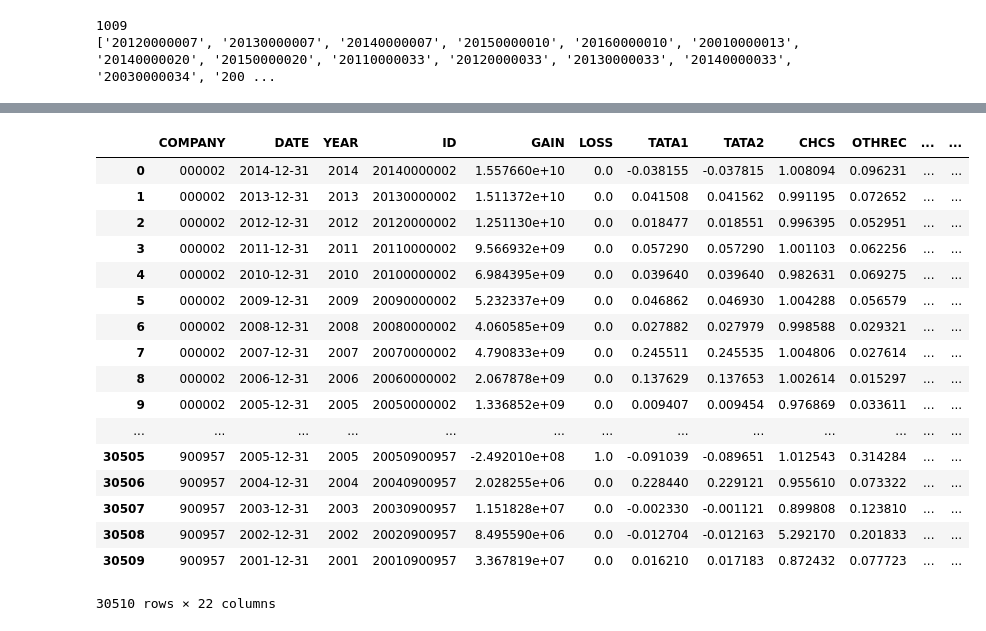
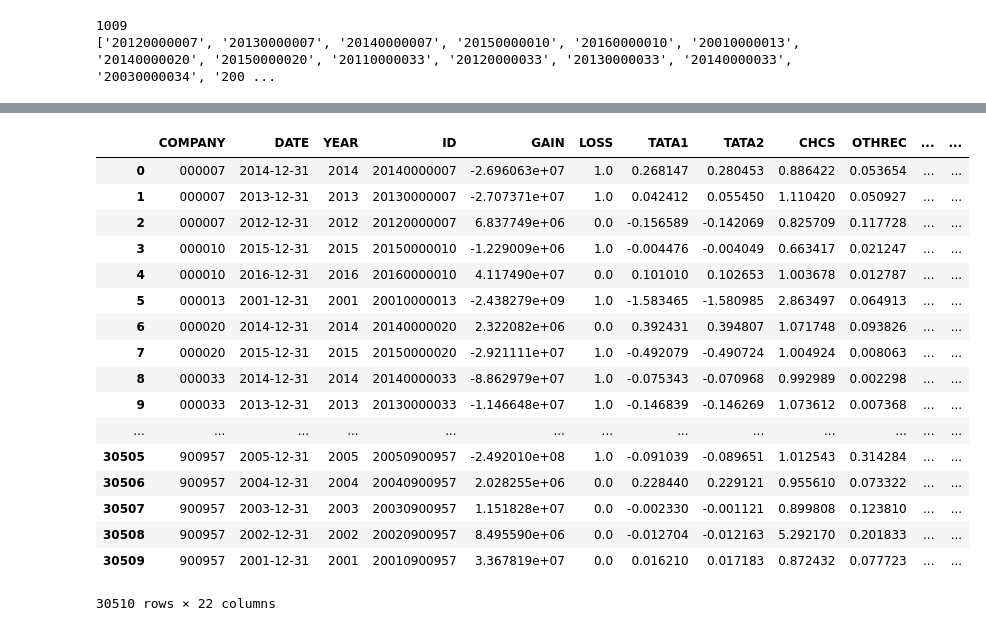
Before and after one commit to aizf/predicting_financial_fraud, a Jupyter notebook: excel2csv.ipynb, the cells around one changed output, grey strips where cells are left out. Drawn from its saved outputs; the diff is of its cells as text; code cells hidden in the pictures.

```diff
--- a/excel2csv.ipynb
+++ b/excel2csv.ipynb
@@ -79,21 +79,31 @@ cheat_ids=cal_cheat_ids()
 df1["CHEAT"]=None
 df3=df1
 
-with tqdm(total=df3.shape[0]) as pbar:
-    for index, row in df3.iterrows():
-        if index and (index%100)==0:
-            # print(index)
-            pbar.update(100)
-        # if row["ID"]== "20120000007":
-        #     print(row["ID"] in cheat_ids)
-        if row["ID"] in cheat_ids:
-            df3["CHEAT"].iloc[index]=1
-            cheat_ids.remove(row["ID"])
-        else:
-            df3["CHEAT"].iloc[index]=0
-        # pbar.update(1)
+df_0=df3[~df3["ID"].isin(cheat_ids)]
+df_0["CHEAT"]=0
+
+df_1=df3[df3["ID"].isin(cheat_ids)]
+df_1["CHEAT"]=1
+
+df3=pd.concat([df_0,df_1]).reset_index(drop=True)
 
 print(df3.isnull().any())
-# df3["CHEAT"]=df3["CHEAT"].fillna(0)
 df3.to_csv("./data/1.csv",index=False)
+
+# with tqdm(total=df3.shape[0]) as pbar:
+#     for index, row in df3.iterrows():
+#         # if index and (index%20)==0:
+#             # print(index)
+#             # pbar.update(20)
+#         # if row["ID"]== "20120000007":
+#         #     print(row["ID"] in cheat_ids)
+#         if row["ID"] in cheat_ids:
+#             df3["CHEAT"].iloc[index]=1
+#             cheat_ids.remove(row["ID"])
+#         else:
+#             df3["CHEAT"].iloc[index]=0
+#         pbar.update(1)
+
+# print(df3.isnull().any())
+# df3.to_csv("./data/1.csv",index=False)
 # %% [output]
@@ -103,21 +131,21 @@ df3[df3["CHEAT"]==1].shape
-# %%
-df3.reset_index(drop=True)
-# %% [output]
-|  | COMPANY | DATE | YEAR | ID | GAIN | LOSS | TATA1 | TATA2 | CHCS | OTHREC | ... | ... |
-| 0 | 000002 | 2014-12-31 | 2014 | 20140000002 | 1.557660e+10 | 0.0 | -0.038155 | -0.037815 | 1.008094 | 0.096231 | ... | ... |
-| 1 | 000002 | 2013-12-31 | 2013 | 20130000002 | 1.511372e+10 | 0.0 | 0.041508 | 0.041562 | 0.991195 | 0.072652 | ... | ... |
-| 2 | 000002 | 2012-12-31 | 2012 | 20120000002 | 1.251130e+10 | 0.0 | 0.018477 | 0.018551 | 0.996395 | 0.052951 | ... | ... |
-| 3 | 000002 | 2011-12-31 | 2011 | 20110000002 | 9.566932e+09 | 0.0 | 0.057290 | 0.057290 | 1.001103 | 0.062256 | ... | ... |
-| 4 | 000002 | 2010-12-31 | 2010 | 20100000002 | 6.984395e+09 | 0.0 | 0.039640 | 0.039640 | 0.982631 | 0.069275 | ... | ... |
-| 5 | 000002 | 2009-12-31 | 2009 | 20090000002 | 5.232337e+09 | 0.0 | 0.046862 | 0.046930 | 1.004288 | 0.056579 | ... | ... |
-| 6 | 000002 | 2008-12-31 | 2008 | 20080000002 | 4.060585e+09 | 0.0 | 0.027882 | 0.027979 | 0.998588 | 0.029321 | ... | ... |
-| 7 | 000002 | 2007-12-31 | 2007 | 20070000002 | 4.790833e+09 | 0.0 | 0.245511 | 0.245535 | 1.004806 | 0.027614 | ... | ... |
-| 8 | 000002 | 2006-12-31 | 2006 | 20060000002 | 2.067878e+09 | 0.0 | 0.137629 | 0.137653 | 1.002614 | 0.015297 | ... | ... |
-| 9 | 000002 | 2005-12-31 | 2005 | 20050000002 | 1.336852e+09 | 0.0 | 0.009407 | 0.009454 | 0.976869 | 0.033611 | ... | ... |
-| ... | ... | ... | ... | ... | ... | ... | ... | ... | ... | ... | ... | ... |
-| 30505 | 900957 | 2005-12-31 | 2005 | 20050900957 | -2.492010e+08 | 1.0 | -0.091039 | -0.089651 | 1.012543 | 0.314284 | ... | ... |
-| 30506 | 900957 | 2004-12-31 | 2004 | 20040900957 | 2.028255e+06 | 0.0 | 0.228440 | 0.229121 | 0.955610 | 0.073322 | ... | ... |
-| 30507 | 900957 | 2003-12-31 | 2003 | 20030900957 | 1.151828e+07 | 0.0 | -0.002330 | -0.001121 | 0.899808 | 0.123810 | ... | ... |
-| 30508 | 900957 | 2002-12-31 | 2002 | 20020900957 | 8.495590e+06 | 0.0 | -0.012704 | -0.012163 | 5.292170 | 0.201833 | ... | ... |
-| 30509 | 900957 | 2001-12-31 | 2001 | 20010900957 | 3.367819e+07 | 0.0 | 0.016210 | 0.017183 | 0.872432 | 0.077723 | ... | ... |
-30510 rows × 22 columns
+# %%
+df3
+# %% [output]
+|  | COMPANY | DATE | YEAR | ID | GAIN | LOSS | TATA1 | TATA2 | CHCS | OTHREC | ... | ... |
+| 0 | 000007 | 2014-12-31 | 2014 | 20140000007 | -2.696063e+07 | 1.0 | 0.268147 | 0.280453 | 0.886422 | 0.053654 | ... | ... |
+| 1 | 000007 | 2013-12-31 | 2013 | 20130000007 | -2.707371e+07 | 1.0 | 0.042412 | 0.055450 | 1.110420 | 0.050927 | ... | ... |
+| 2 | 000007 | 2012-12-31 | 2012 | 20120000007 | 6.837749e+06 | 0.0 | -0.156589 | -0.142069 | 0.825709 | 0.117728 | ... | ... |
+| 3 | 000010 | 2015-12-31 | 2015 | 20150000010 | -1.229009e+06 | 1.0 | -0.004476 | -0.004049 | 0.663417 | 0.021247 | ... | ... |
+| 4 | 000010 | 2016-12-31 | 2016 | 20160000010 | 4.117490e+07 | 0.0 | 0.101010 | 0.102653 | 1.003678 | 0.012787 | ... | ... |
+| 5 | 000013 | 2001-12-31 | 2001 | 20010000013 | -2.438279e+09 | 1.0 | -1.583465 | -1.580985 | 2.863497 | 0.064913 | ... | ... |
+| 6 | 000020 | 2014-12-31 | 2014 | 20140000020 | 2.322082e+06 | 0.0 | 0.392431 | 0.394807 | 1.071748 | 0.093826 | ... | ... |
+| 7 | 000020 | 2015-12-31 | 2015 | 20150000020 | -2.921111e+07 | 1.0 | -0.492079 | -0.490724 | 1.004924 | 0.008063 | ... | ... |
+| 8 | 000033 | 2014-12-31 | 2014 | 20140000033 | -8.862979e+07 | 1.0 | -0.075343 | -0.070968 | 0.992989 | 0.002298 | ... | ... |
+| 9 | 000033 | 2013-12-31 | 2013 | 20130000033 | -1.146648e+07 | 1.0 | -0.146839 | -0.146269 | 1.073612 | 0.007368 | ... | ... |
+| ... | ... | ... | ... | ... | ... | ... | ... | ... | ... | ... | ... | ... |
+| 30505 | 900957 | 2005-12-31 | 2005 | 20050900957 | -2.492010e+08 | 1.0 | -0.091039 | -0.089651 | 1.012543 | 0.314284 | ... | ... |
+| 30506 | 900957 | 2004-12-31 | 2004 | 20040900957 | 2.028255e+06 | 0.0 | 0.228440 | 0.229121 | 0.955610 | 0.073322 | ... | ... |
+| 30507 | 900957 | 2003-12-31 | 2003 | 20030900957 | 1.151828e+07 | 0.0 | -0.002330 | -0.001121 | 0.899808 | 0.123810 | ... | ... |
+| 30508 | 900957 | 2002-12-31 | 2002 | 20020900957 | 8.495590e+06 | 0.0 | -0.012704 | -0.012163 | 5.292170 | 0.201833 | ... | ... |
+| 30509 | 900957 | 2001-12-31 | 2001 | 20010900957 | 3.367819e+07 | 0.0 | 0.016210 | 0.017183 | 0.872432 | 0.077723 | ... | ... |
+30510 rows × 22 columns
```
Also changed, not shown: parts of 2 cells of this notebook, 10 other files.
